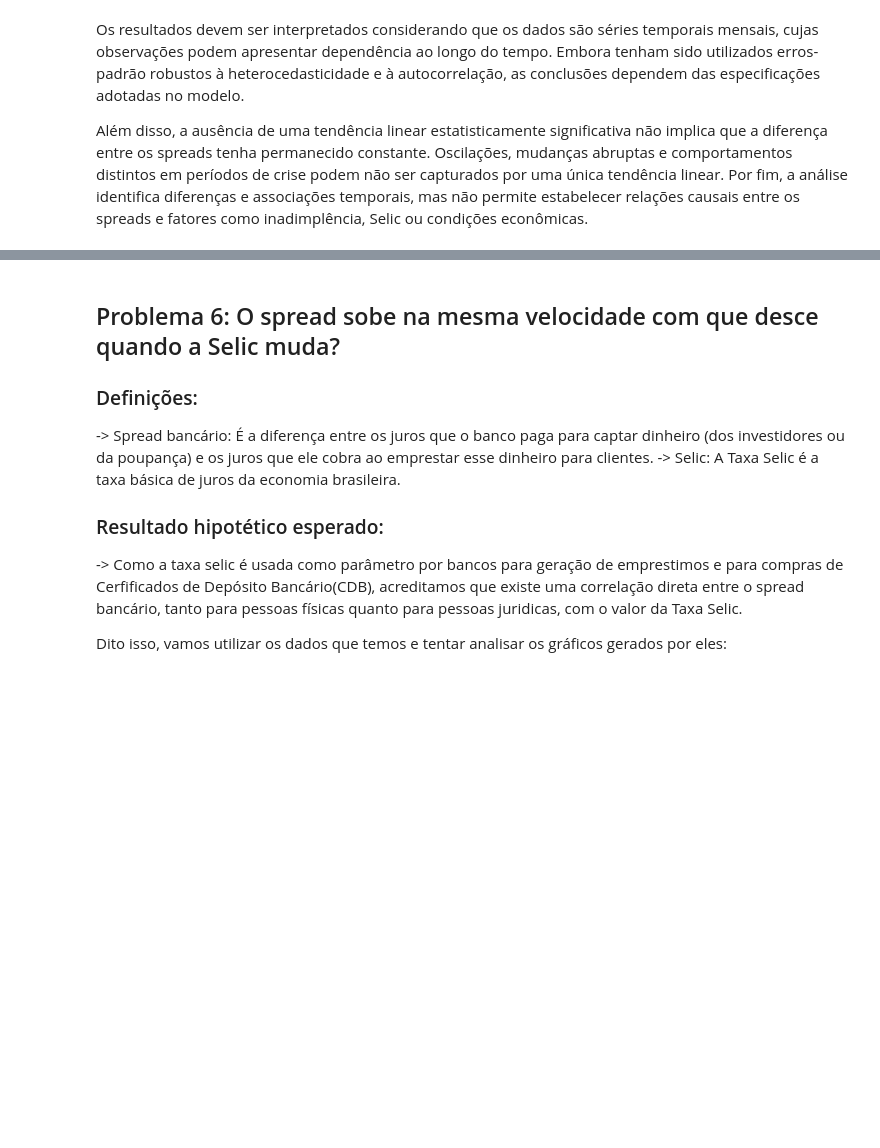
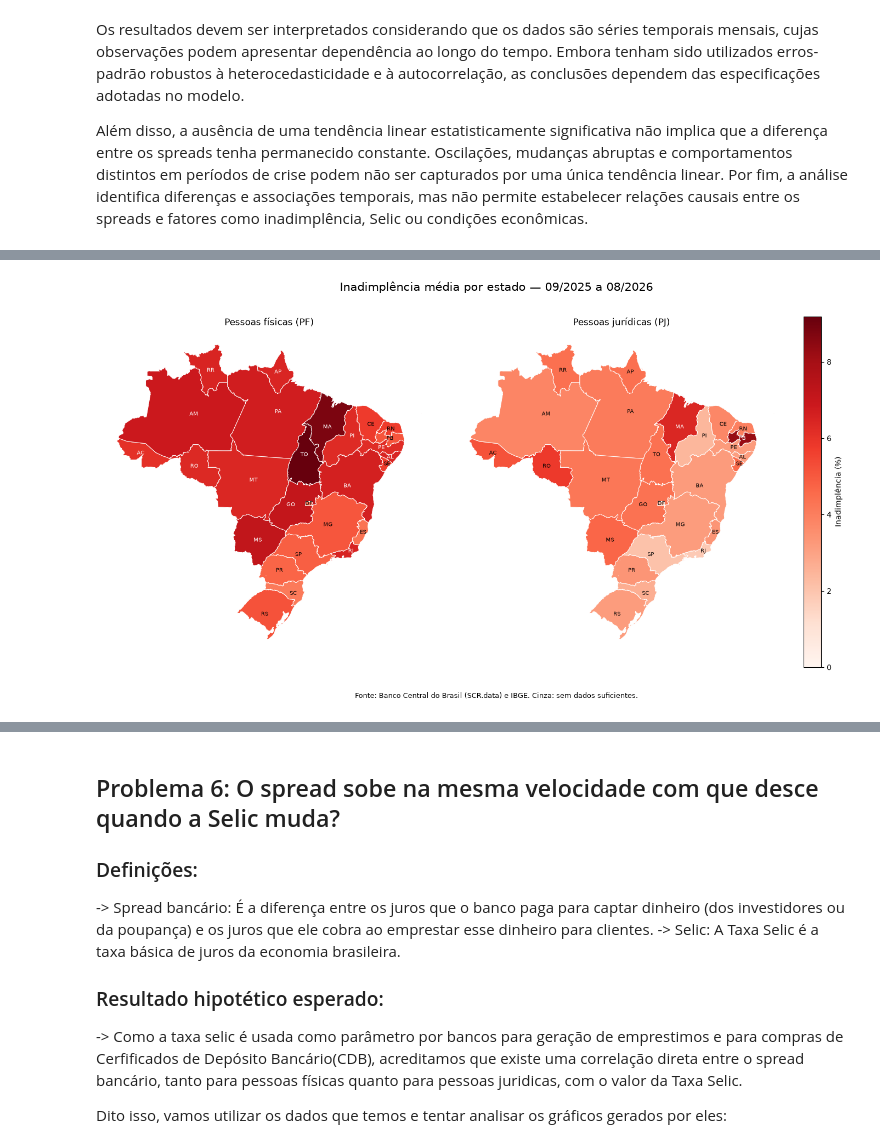
Before and after one commit to JoaoVitor2108/Projeto-AEDV, a Jupyter notebook: analise.ipynb, the cells around one changed output, grey strips where cells are left out. Cells and saved outputs as stored; diff of their text form; code cells hidden in the pictures; blank space fills up the shorter version.

```diff
--- a/analise.ipynb
+++ b/analise.ipynb
@@ -1437,0 +1642,47 @@ Além disso, a ausência de uma tendência linear estatisticamente significativa
+# %%
+from matplotlib.colors import Normalize
+from matplotlib.cm import ScalarMappable
+
+# Uma única escala de cores para os dois mapas.
+vmax_q4 = taxa_uf_q4.max().max()
+
+if pd.isna(vmax_q4):
+    raise ValueError("Não há taxas válidas para construir os mapas.")
+
+fig, axes = plt.subplots(1, 2, figsize=(15, 8))
+escala_q4 = Normalize(vmin=0, vmax=max(vmax_q4, 0.01))
+
+for eixo, tipo_cliente in zip(axes, ["PF", "PJ"]):
+    mapa_q4.plot(
+        column=tipo_cliente,
+        cmap="Reds",
+        norm=escala_q4,
+        edgecolor="white",
+        linewidth=0.7,
+        missing_kwds={"color": "lightgrey", "edgecolor": "white"},
+        ax=eixo
+    )
+
+    # Adicionamos a sigla de cada UF ao mapa.
+    for _, estado in mapa_q4.iterrows():
+        ponto = estado.geometry.representative_point()
+        cor = "white" if pd.notna(estado[tipo_cliente]) and escala_q4(estado[tipo_cliente]) > 0.65 else "black"
+        eixo.annotate(estado["uf"], (ponto.x, ponto.y),
+                      ha="center", va="center", fontsize=7, color=cor)
+
+    eixo.set_title("Pessoas físicas (PF)" if tipo_cliente == "PF" else "Pessoas jurídicas (PJ)")
+    eixo.set_axis_off()
+
+fig.suptitle(
+    f"Inadimplência média por estado — {inicio_q4:%m/%Y} a {fim_q4:%m/%Y}",
+    fontsize=15
+)
+fig.subplots_adjust(left=0.02, right=0.90, top=0.90, bottom=0.10, wspace=0.05)
+barra_q4 = fig.colorbar(ScalarMappable(norm=escala_q4, cmap="Reds"),
+                       ax=axes, fraction=0.03, pad=0.02)
+barra_q4.set_label("Inadimplência (%)")
+fig.text(0.5, 0.03, "Fonte: Banco Central do Brasil (SCR.data) e IBGE. Cinza: sem dados suficientes.",
+         ha="center", fontsize=9)
+plt.show()
+# %% [output]
+[figure, added]
```
Also changed, not shown: parts of 26 cells of this notebook.
